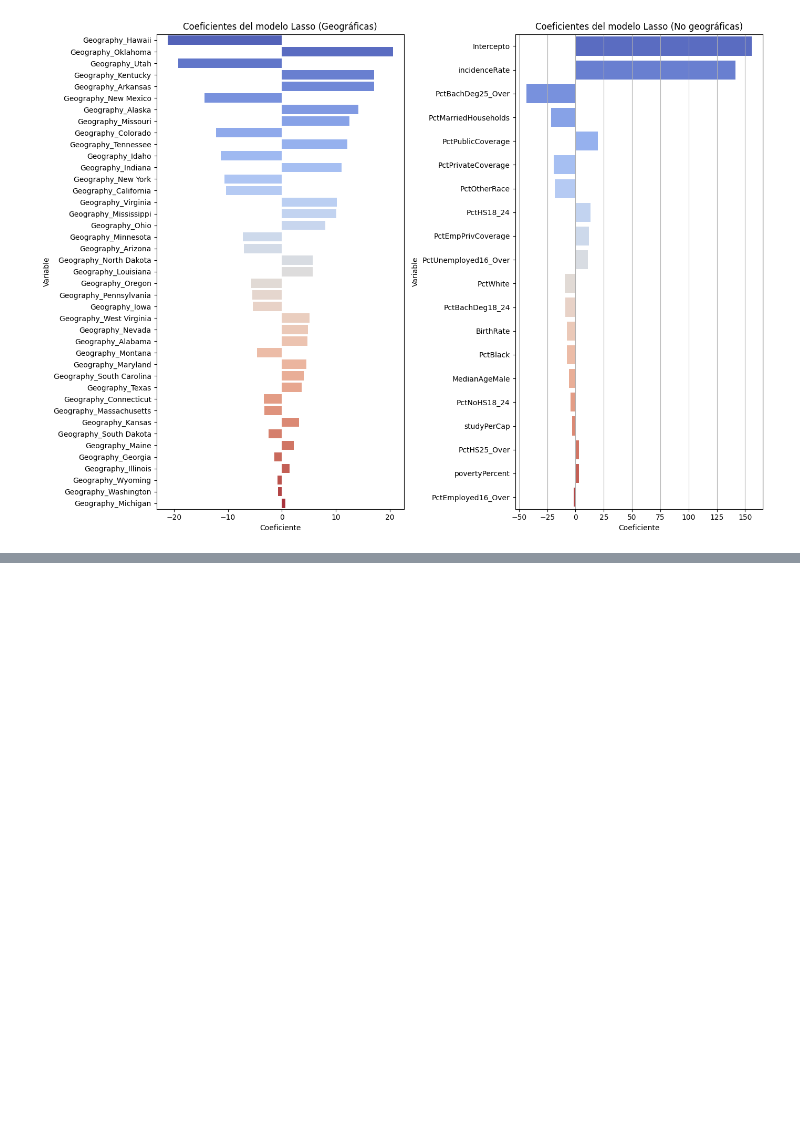
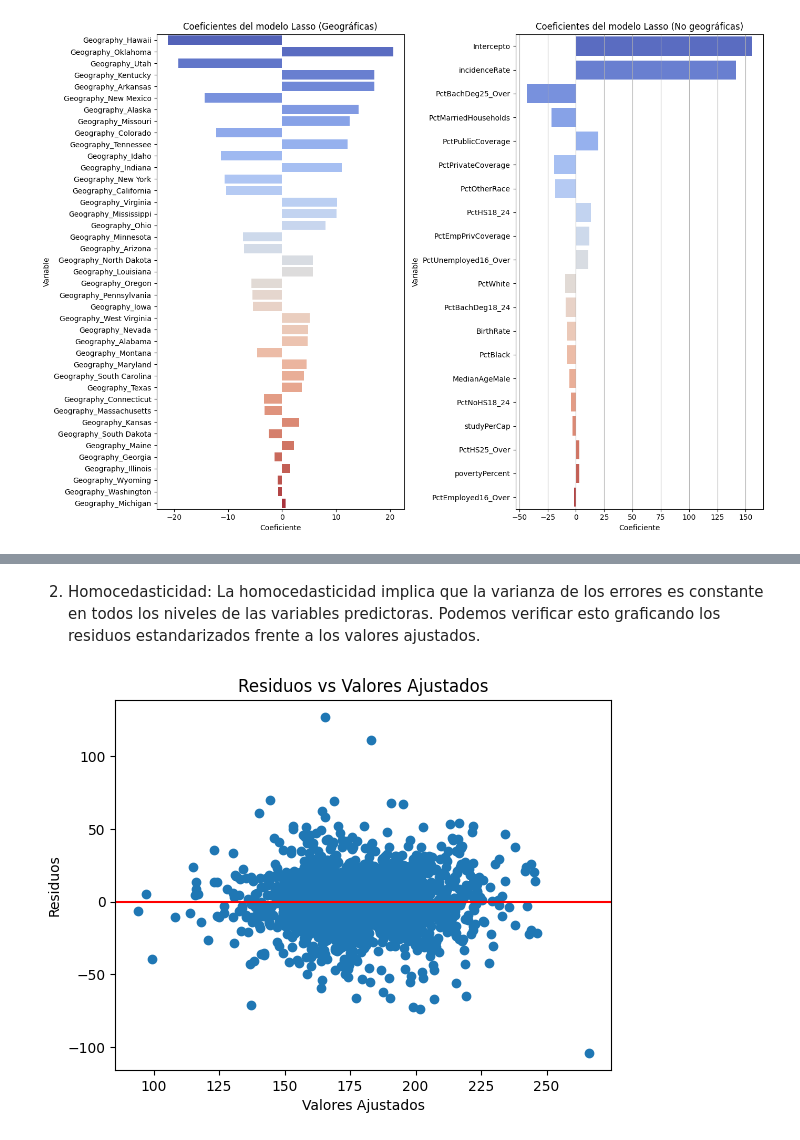
Before and after one commit to SantiagoM99/BI-Esculapio, a Jupyter notebook: Laboratorio2/Laboratorio 2.ipynb, the cells around one changed output, grey strips where cells are left out. Saved outputs shown, nothing was run; the diff lists cells and outputs as text; code cells hidden in the pictures; blank space fills up the shorter version.

```diff
--- a/Laboratorio2/Laboratorio 2.ipynb
+++ b/Laboratorio2/Laboratorio 2.ipynb
@@ -786,0 +871,12 @@ plt.show()
+# %% [markdown]
+2. Homocedasticidad: La homocedasticidad implica que la varianza de los errores es constante en todos los niveles de las variables predictoras. Podemos verificar esto graficando los residuos estandarizados frente a los valores ajustados.
+# %%
+residuals = Y_train - y_pred_train_lasso
+plt.scatter(y_pred_train_lasso, residuals)
+plt.xlabel("Valores Ajustados")
+plt.ylabel("Residuos")
+plt.title("Residuos vs Valores Ajustados")
+plt.axhline(y=0, color='r', linestyle='-')
+plt.show()
+# %% [output]
+[figure, added]
```
Also changed, not shown: parts of 76 cells of this notebook, 4 other files.
